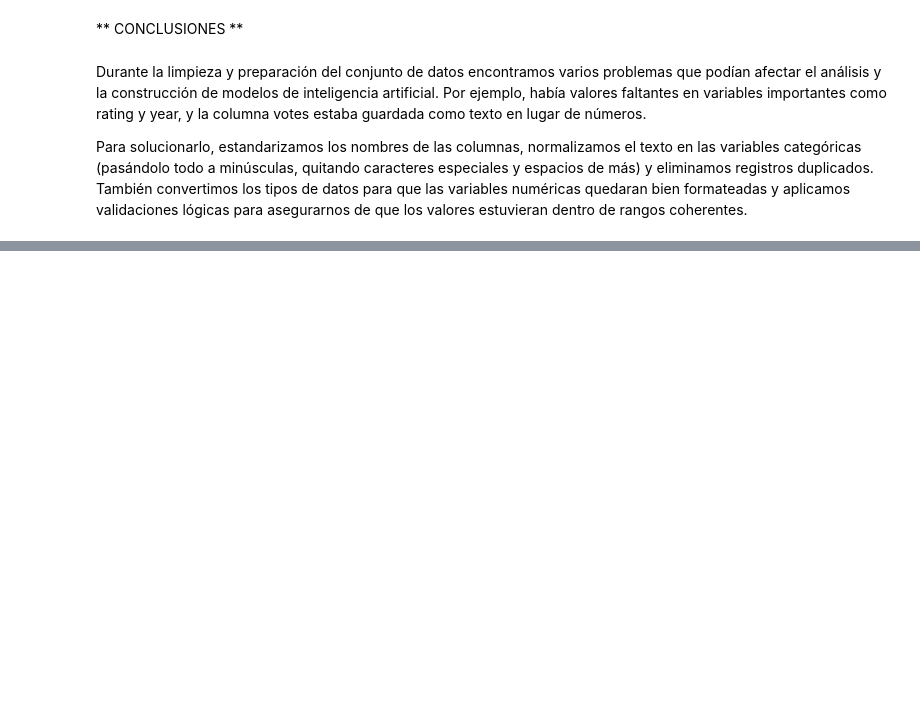
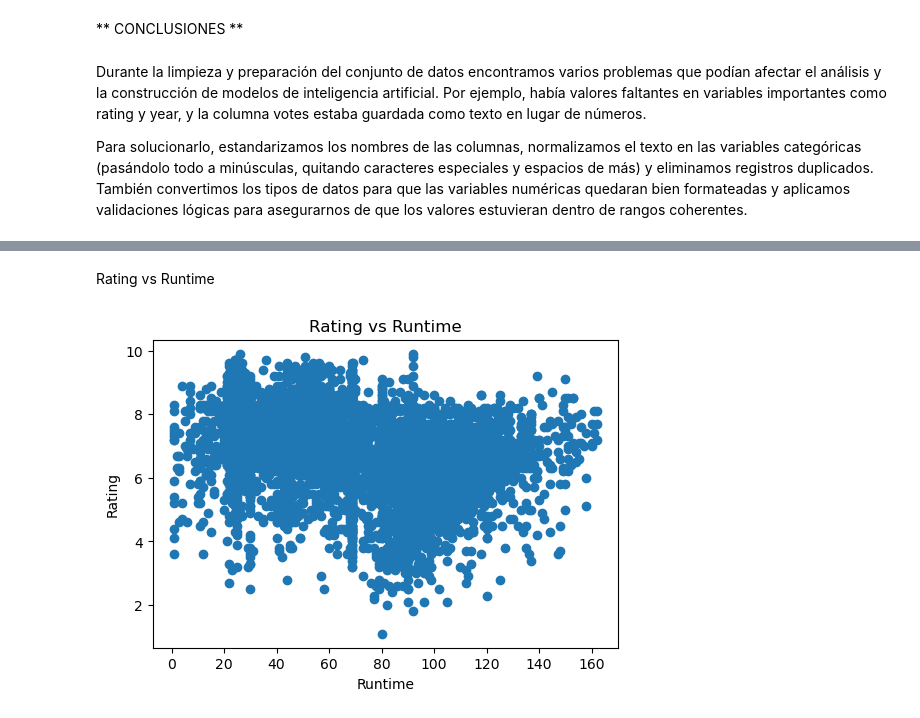
Before and after one commit to SimonCastroV/INFORME1_APREN_AUT, a Jupyter notebook: main.ipynb, the cells around one changed output, grey strips where cells are left out. Drawn from its saved outputs; the diff is of its cells as text; code cells hidden in the pictures; blank space fills up the shorter version.

```diff
--- a/main.ipynb
+++ b/main.ipynb
@@ -360,0 +573,11 @@ Para solucionarlo, estandarizamos los nombres de las columnas, normalizamos el t
+# %% [markdown]
+Rating vs Runtime
+# %%
+plt.figure(figsize=(6,4))
+plt.scatter(df_clean["runtime"], df_clean["rating"])
+plt.xlabel("Runtime")
+plt.ylabel("Rating")
+plt.title("Rating vs Runtime")
+plt.show()
+# %% [output]
+[figure, added]
```
Also changed, not shown: parts of 38 cells of this notebook.
